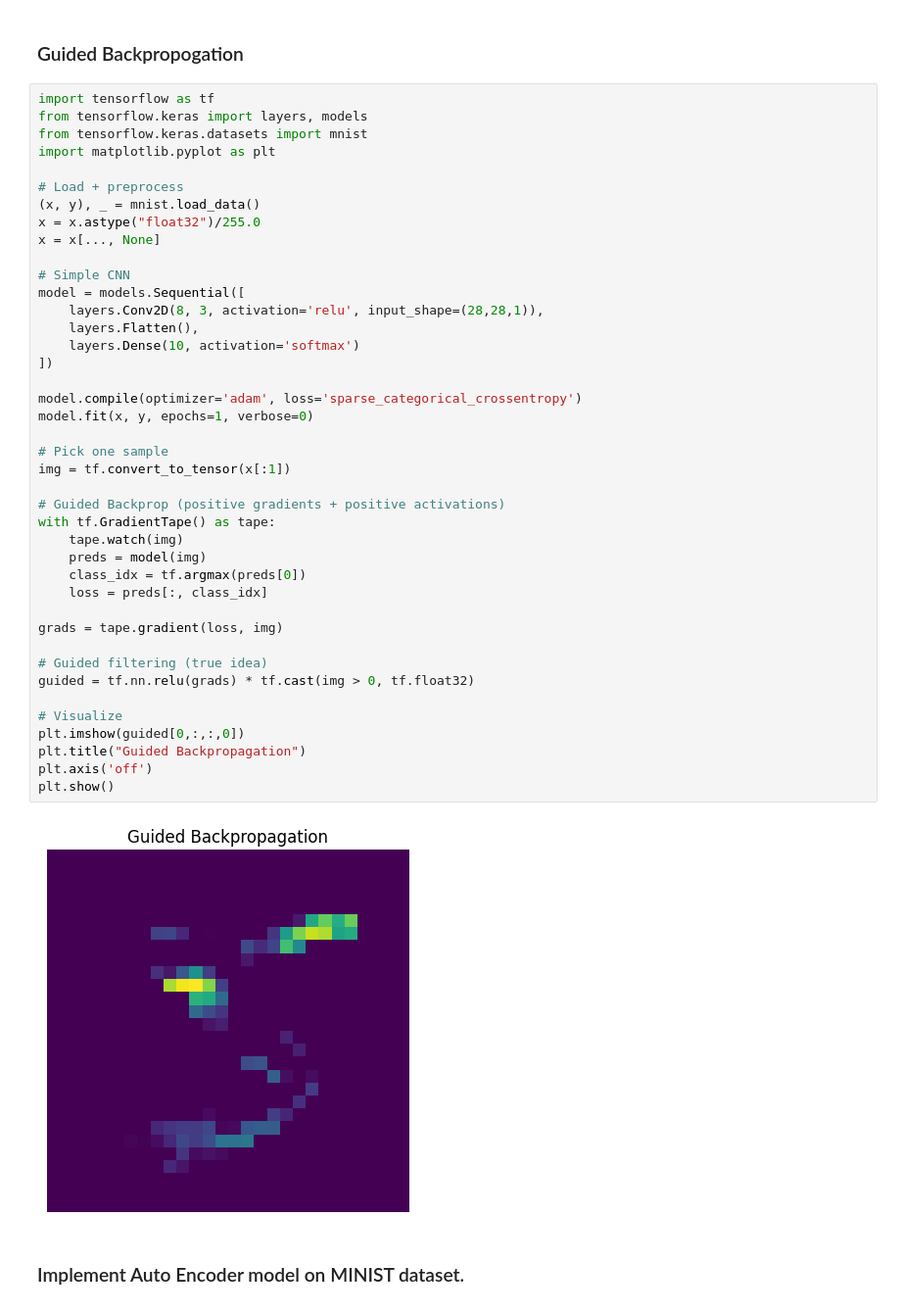
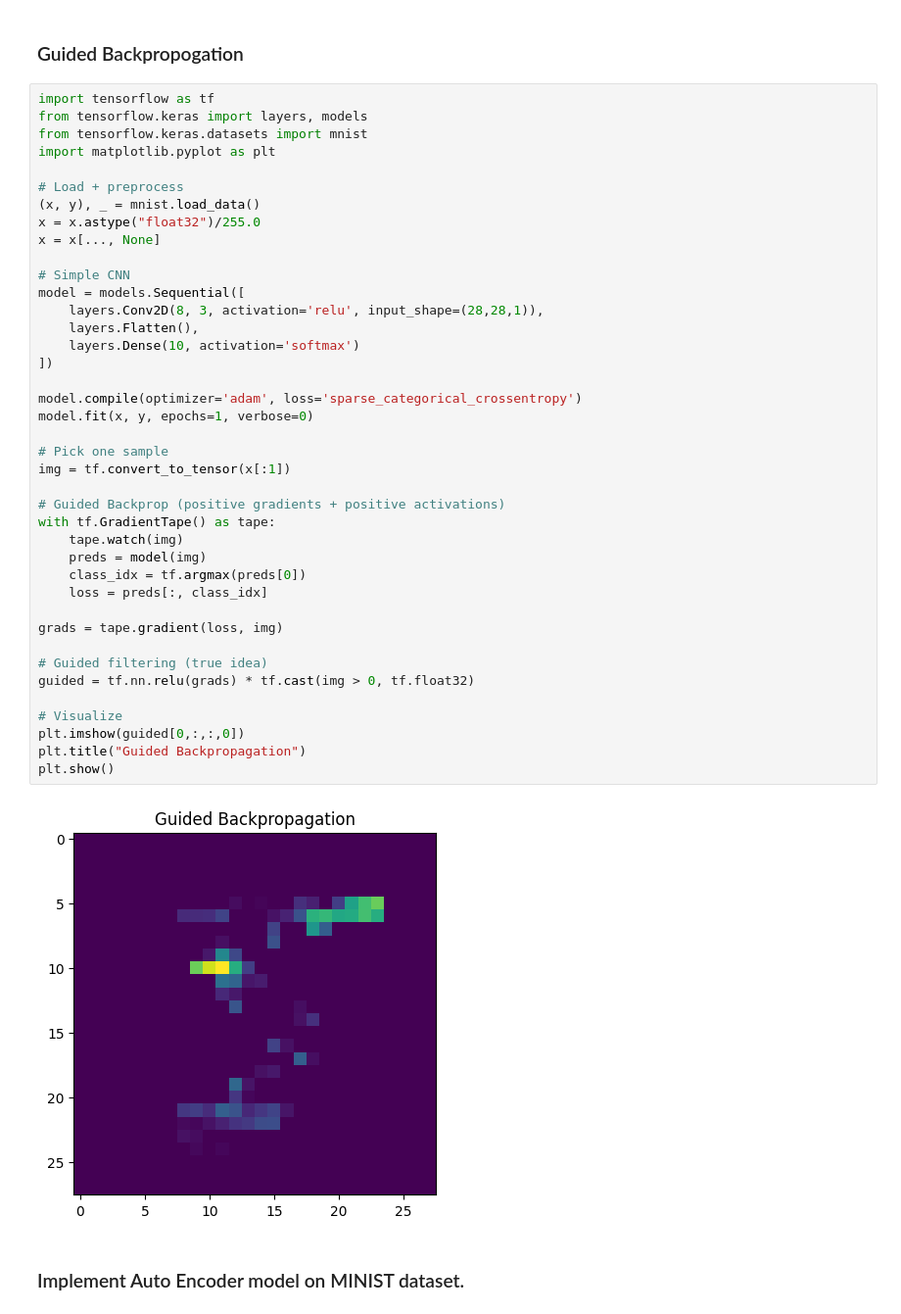
Before and after one commit to GodishalaAshwith/DeepLearning, a Jupyter notebook: DLInt2.ipynb, the cells around one changed output. Shown at 98% size. Cells and saved outputs as stored; diff of their text form.

```diff
--- a/DLInt2.ipynb
+++ b/DLInt2.ipynb
@@ -194,35 +194,34 @@ x = x[..., None]
 # Simple CNN
 model = models.Sequential([
     layers.Conv2D(8, 3, activation='relu', input_shape=(28,28,1)),
     layers.Flatten(),
     layers.Dense(10, activation='softmax')
 ])
 
 model.compile(optimizer='adam', loss='sparse_categorical_crossentropy')
 model.fit(x, y, epochs=1, verbose=0)
 
 # Pick one sample
 img = tf.convert_to_tensor(x[:1])
 
 # Guided Backprop (positive gradients + positive activations)
 with tf.GradientTape() as tape:
     tape.watch(img)
     preds = model(img)
     class_idx = tf.argmax(preds[0])
     loss = preds[:, class_idx]
 
 grads = tape.gradient(loss, img)
 
 # Guided filtering (true idea)
 guided = tf.nn.relu(grads) * tf.cast(img > 0, tf.float32)
 
 # Visualize
 plt.imshow(guided[0,:,:,0])
 plt.title("Guided Backpropagation")
-plt.axis('off')
 plt.show()
 # %% [output]
-[figure, old version]
+[figure, new version]
 # %% [markdown]
 ### Implement Auto Encoder model on MINIST dataset.
 # %%
```
Also changed, not shown: parts of 10 cells of this notebook.
